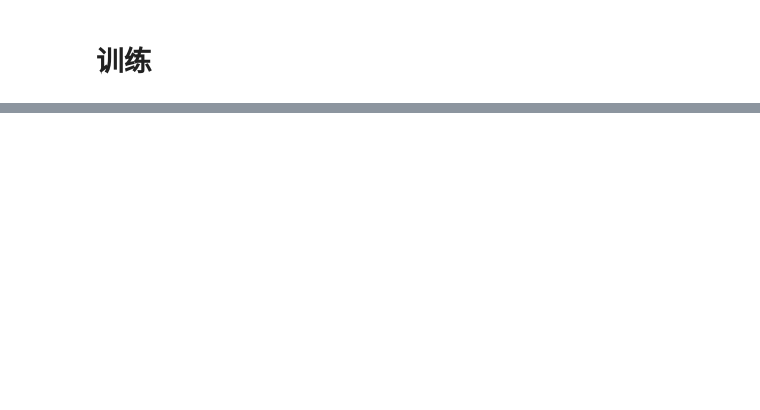
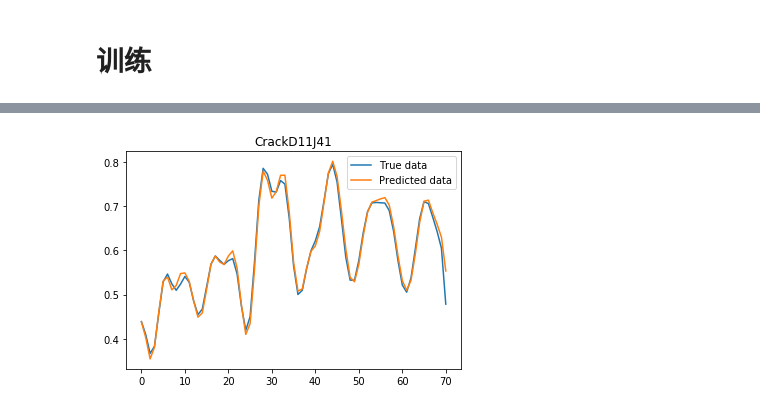
Before and after one commit to kentzou/RNN_predict_crack, a Jupyter notebook: RNN_predict_crack.ipynb, the cells around one changed output, grey strips where cells are left out. Saved outputs shown, nothing was run; the diff lists cells and outputs as text; code cells hidden in the pictures; blank space fills up the shorter version.

```diff
--- a/RNN_predict_crack.ipynb
+++ b/RNN_predict_crack.ipynb
@@ -53,7 +54,7 @@ def Fourier_transforms(df):
         fft_df['angle'] = fft_df['fft'].apply(lambda x: np.angle(x))
         fft_list = np.asarray(fft_df['fft'].tolist())
         fft_list_m10 = np.copy(fft_list)
-        fft_list_m10[25:-25] = 0
+        fft_list_m10[ff:-ff] = 0
         temp[col] = [(i.real) for i in np.fft.ifft(fft_list_m10)]
     temp.index = df.index
     df_1 = df[:2]
@@ -345,19 +334,19 @@ df_h.head()
 # %% [markdown]
 # 训练
 # %%
-def plot_results(predicted_data, true_data, file, loss):
+
+def plot_results(predicted_data, true_data, file):
     fig = plt.figure(figsize=(18, 18))  # figsize是图片的大小`
     fig = plt.figure(facecolor='white')
     ax = fig.add_subplot(111)
     ax.plot(true_data, label='True data')
     plt.plot(predicted_data, label='Predicted data')
-    # plt.title('Crack'+file.split('.')[0]+' Standard Deviation:'+str(loss))
     plt.title('Crack'+file.split('.')[0])
     plt.legend()
     plt.savefig("result/"+file.split('.')
                 [0]+".png", format='png', transparent=True, dpi=300, pad_inches=0)
-def mae_mse(y_true, y_pred):
-    MAE_loss = K.mean(K.abs(y_pred-y_true), axis=-1)
-    MSE_loss = K.mean(K.square(y_pred-y_true), axis=-1)
-    return MAE_loss*0.5+MSE_loss*0.5
+# def mae_mse(y_true, y_pred):
+#     MAE_loss = K.mean(K.abs(y_pred-y_true), axis=-1)
+#     MSE_loss = K.mean(K.square(y_pred-y_true), axis=-1)
+#     return MAE_loss*0.1+MSE_loss*0.9
 # %%
@@ -389,49 +392,44 @@ def train():
 # %%
-def predict(model_file):
+#预测
+configs = json.load(open('config.json', 'r'))
+if not os.path.exists(configs['model']['save_dir']):
+    os.makedirs(configs['model']['save_dir'])
 
-    if not os.path.exists(configs['model']['save_dir']):
-        os.makedirs(configs['model']['save_dir'])
+if not model_file:
+    model_file = 'result/saved_models/22032020-192915-e50.h5'
+print(model_file)
+model = load_model(model_file, custom_objects={
+                    'mae_mse': mae_mse})
 
-    # model_file = "16032020-120715-e2550.h5"
-    print(model_file)
-    model = load_model(model_file, custom_objects={
-                        'mae_mse': mae_mse})
+files = get_file(configs['data']['testpath'])
+loss_list = []
 
-    files = get_file(configs['data']['testpath'])
-    loss_list = []
-    for file in files:
+for file in files:
 
-        data = DataLoader(
-            # os.path.join('data\\test', configs['data']['filename']),
-            os.path.join(configs['data']['testpath'], file),
-            configs['data']['train_test_split'],
-            configs['data']['columns']
-        )
+    data = DataLoader(
+        # os.path.join('data\\test', configs['data']['filename']),
+        os.path.join(configs['data']['testpath'], file),
+        configs['data']['train_test_split'],
+        configs['data']['columns']
+    )
 
-        x_test, y_test = data.get_train_data(
-            seq_len=configs['data']['sequence_length'],
-            normalise=configs['data']['normalise']
-        )
+    x_test, y_test = data.get_train_data(
+        seq_len=configs['data']['sequence_length'],
+        normalise=configs['data']['normalise']
+    )
 
 
-        predicted = model.predict(x_test)
-        predictions = np.reshape(predicted, (predicted.size,))
+    predicted = model.predict(x_test)
+    predictions = np.reshape(predicted, (predicted.size,))
 
-        scores = model.evaluate(x_test, y_test, verbose=0)
+    plot_results(predictions, y_test, file)
 
-        sum = 0
-        for i in range(len(y_test)):
-            sum = sum+(predictions[i]-y_test[i])**2
-        loss = (sum**0.5)/len(y_test)
-        loss_list.append(loss)
-        plot_results(predictions, y_test, file, loss)
+    pre_df1 = pd.DataFrame(y_test)
+    pre_df2 = pd.DataFrame(predictions)
+    df = pd.concat([pre_df1, pre_df2], axis=1)
+    df.columns = ['real', 'predict']
 
-        pre_df1 = pd.DataFrame(y_test)
-        pre_df2 = pd.DataFrame(predictions)
-        df = pd.concat([pre_df1, pre_df2], axis=1)
-        df.columns = ['real', 'predict']
-
-        filename = os.path.join('result/csv', file)
-        df.to_csv(filename, sep=',', header=True, index=False)
-
-    model.summary()
+    filename = os.path.join('result/csv', file)
+    df.to_csv(filename, sep=',', header=True, index=False)
+model.summary()
+# %% [output]
@@ -437,0 +454 @@ def predict(model_file):
+[figure, added]
```
Also changed, not shown: parts of 19 cells of this notebook, 3 other files.
